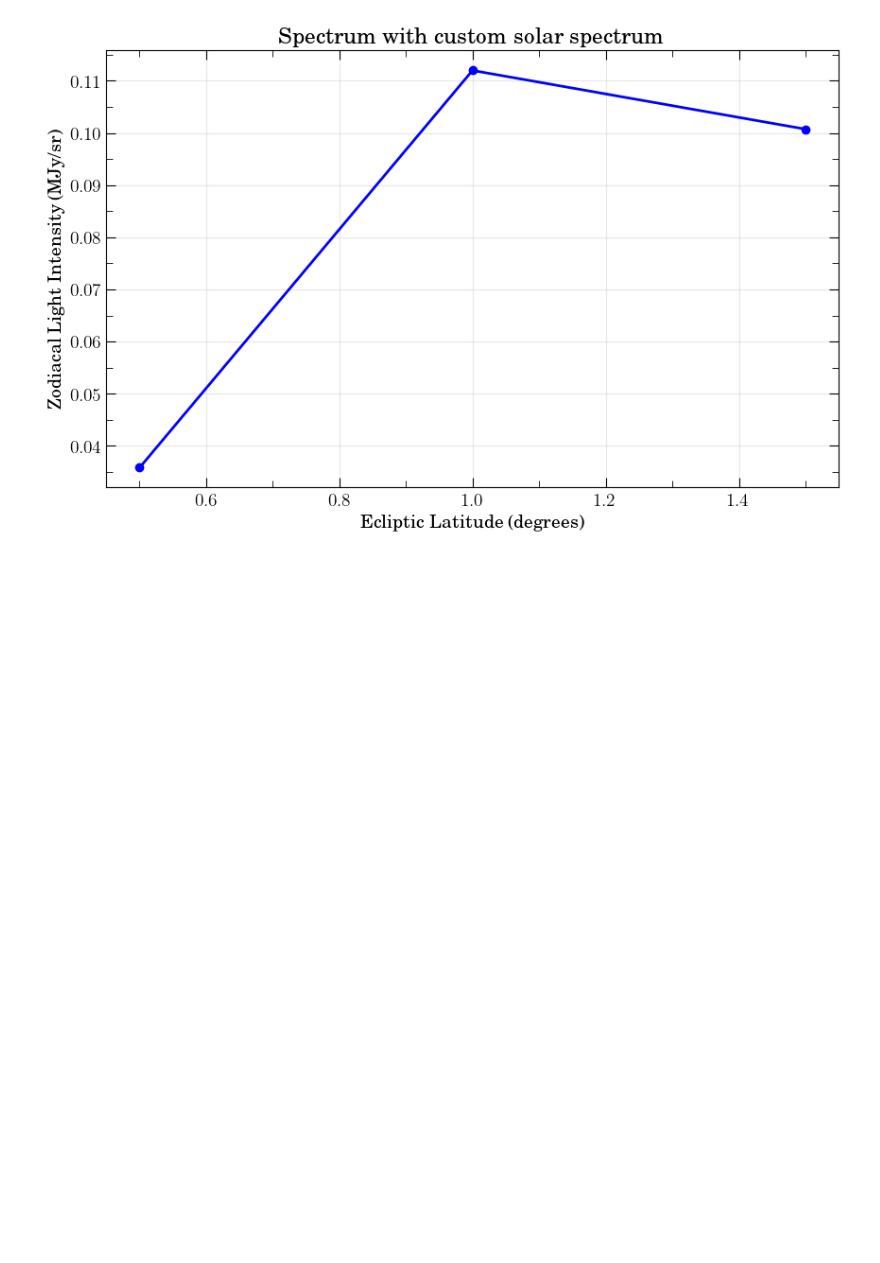
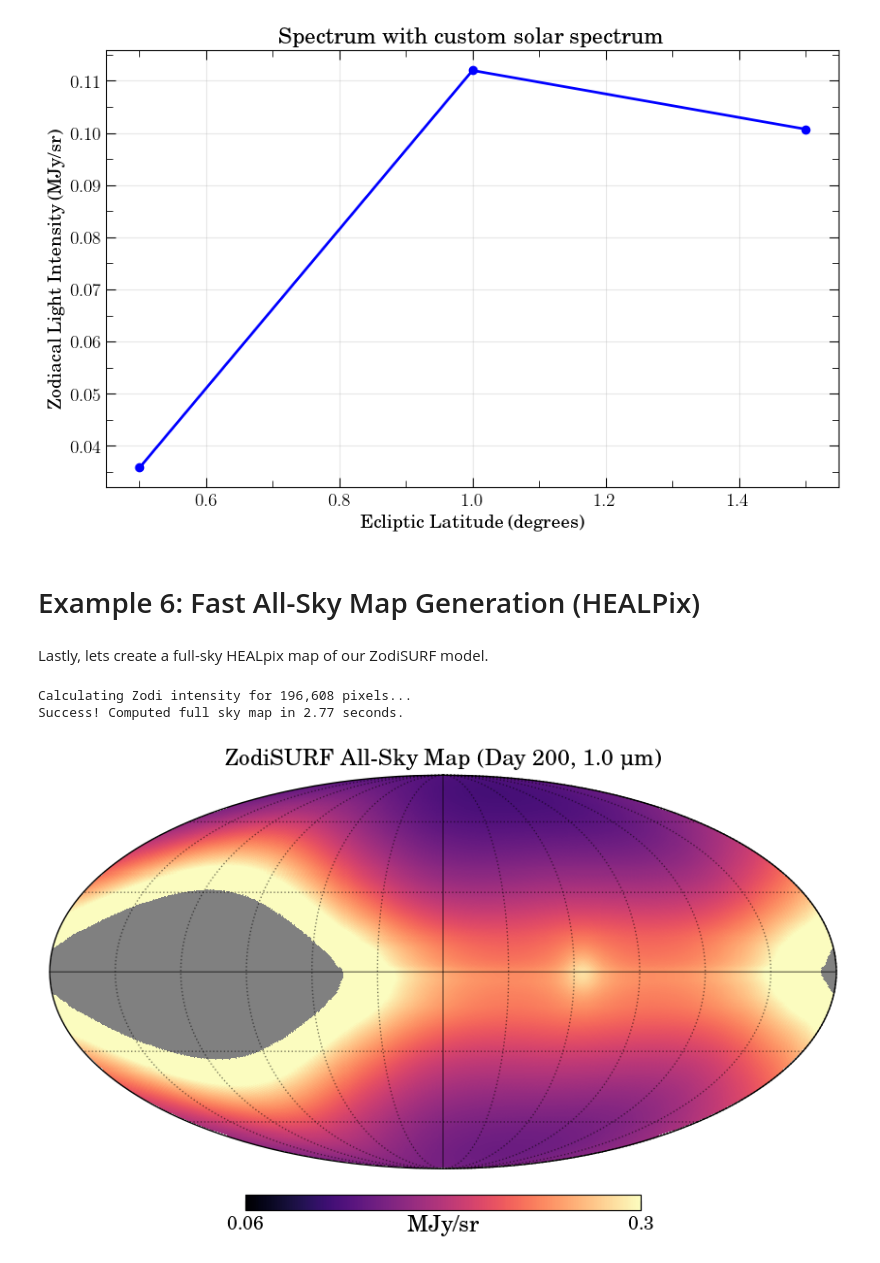
Before and after one commit to rosaliaobrien/skysurf, a Jupyter notebook: Zodiacal_Light_Model_Python/ZodiSURF_Tutorial.ipynb, the cells around one changed output. Drawn from its saved outputs; the diff is of its cells as text; code cells hidden in the pictures; blank space fills up the shorter version.

```diff
--- a/Zodiacal_Light_Model_Python/ZodiSURF_Tutorial.ipynb
+++ b/Zodiacal_Light_Model_Python/ZodiSURF_Tutorial.ipynb
@@ -174,3 +176,7 @@ plt.grid(True, alpha=0.3)
 plt.show()
 # %% [output]
 [figure]
+# %% [markdown]
+# Example 6: Fast All-Sky Map Generation (HEALPix)
+# %% [markdown]
+Lastly, lets create a full-sky HEALpix map of our ZodiSURF model.
@@ -176,0 +186,56 @@ plt.show()
+# %%
+# 1. Set map resolution and get pixel coordinates
+nside = 128
+npix = hp.nside2npix(nside)
+pixels = np.arange(npix)
+
+# Get Ecliptic longitude and latitude for every pixel (in degrees)
+lon, lat = hp.pix2ang(nside, pixels, lonlat=True)
+
+# 2. Define model parameters
+wavelength = 1.0          # 1.0 µm
+phase_type = 'skysurf'
+L2_observer = True        # Place observer at Earth-Sun L2 (e.g., JWST)
+
+# Create an array of days (same day for every pixel)
+day_array = np.full(npix, 200.0)
+
+print(f"Calculating Zodi intensity for {npix:,} pixels...")
+
+# 3. Calculate all pixels at once! (No loops required)
+start_time = time.time()
+
+# Note, there is an option in ZodiSURF to use "numba" instead of "numpy".
+# This can provide additional speed!
+# I don't include it in the tutorial because numba requires weird versions of numpy.
+zodi_map = get_zmod(
+    wavelength,
+    phase_type,
+    day_array,
+    lon,
+    lat,
+    L2=L2_observer,
+    n_jobs = -1 # Use all cores on your machine, to speed it up!
+)
+
+elapsed_time = time.time() - start_time
+print(f"Success! Computed full sky map in {elapsed_time:.2f} seconds.")
+
+# 4. Visualize the result
+# We use norm='log' because pixels looking close to the Sun are extremely bright
+zodi_map[zodi_map>0.5] = np.nan
+hp.mollview(
+    zodi_map,
+    title=f"ZodiSURF All-Sky Map (Day 200, {wavelength} µm)",
+    unit="MJy/sr",
+    norm="log",
+    cmap="magma", min = 0.06, max = 0.3
+)
+
+hp.graticule(alpha=0.5)
+
+plt.show()
+# %% [output]
+Calculating Zodi intensity for 196,608 pixels...
+Success! Computed full sky map in 2.77 seconds.
+[figure, added]
```
Also changed, not shown: parts of 4 cells of this notebook, 57 other files.
